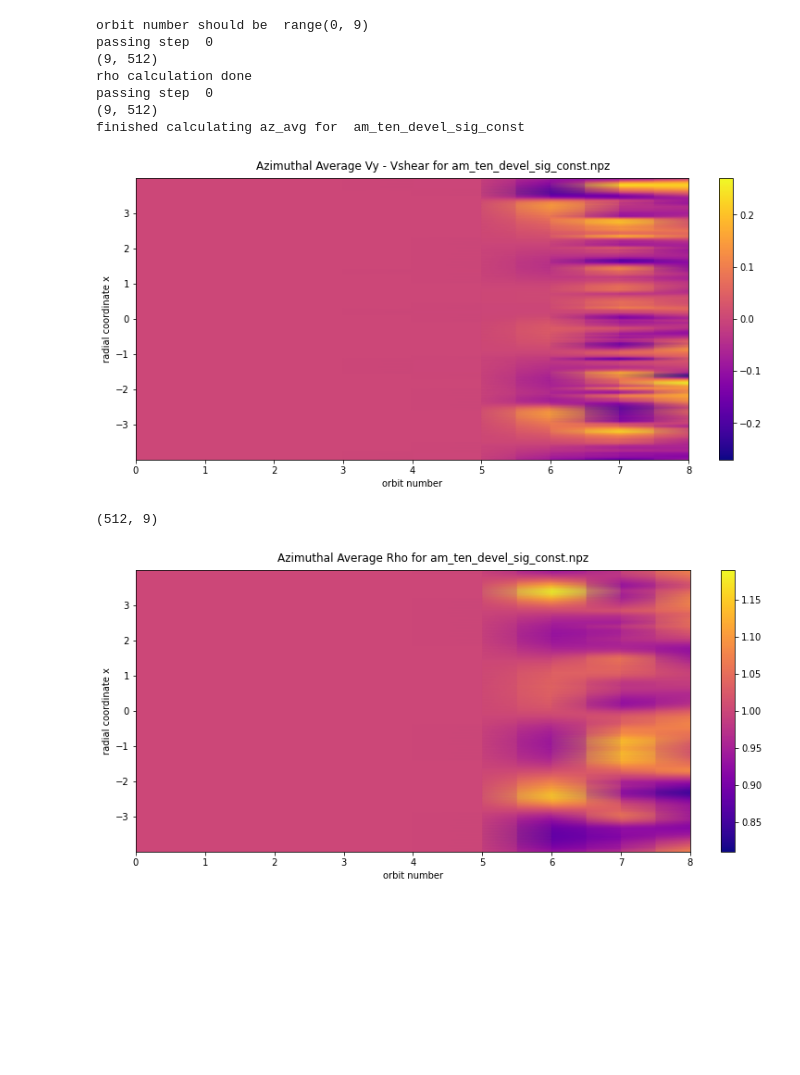
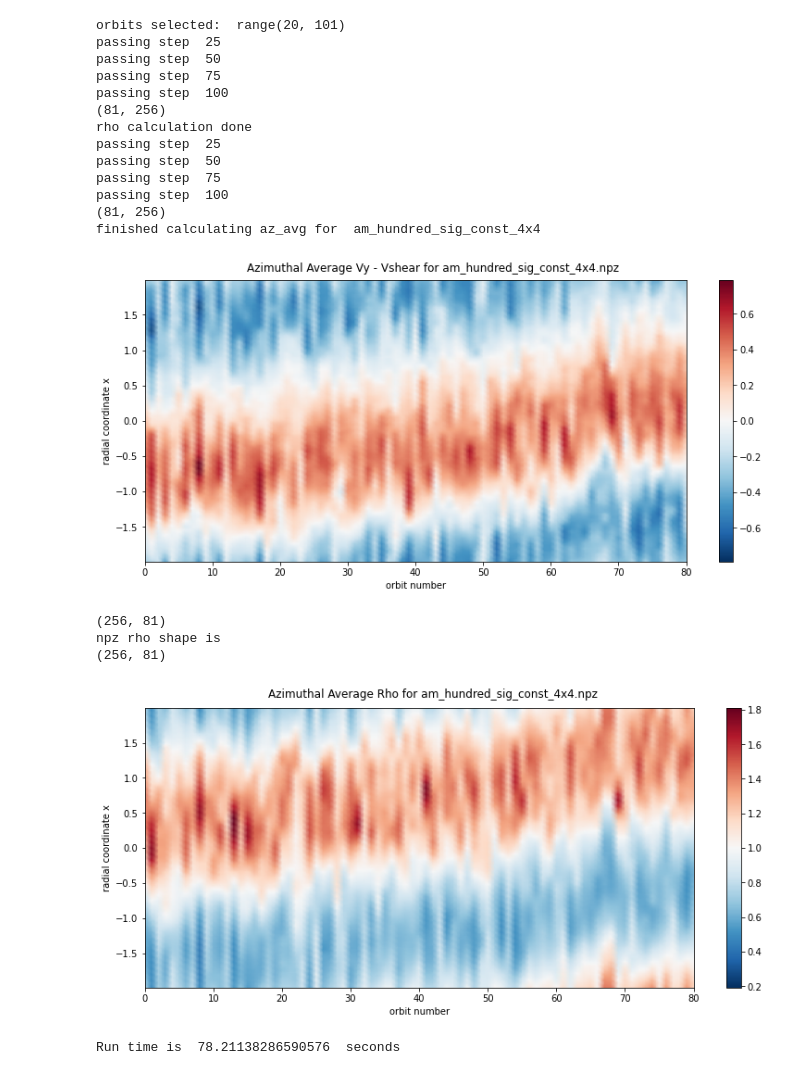
Before and after one commit to asmohov/ppd, a Jupyter notebook: az_plot_factory.ipynb, the cells around one changed output. Cells and saved outputs as stored; diff of their text form; code cells hidden in the pictures; blank space fills up the shorter version.

Commit message:
add 4x4 tests of varying Am,constant profile

```diff
--- a/az_plot_factory.ipynb
+++ b/az_plot_factory.ipynb
@@ -22,19 +81,31 @@ finished calculating az_avg for  am_point1_devel_sig_const
 # %%
-#Am = 10 short development run to see if still flat density
+#4x4, Am = 100
 import numpy as np
+import time
 from eprime_y import az_avg_rho_vy
 from eprime_y import az_avg_plotter
 #already done if the appropriate file exists
-az_avg_rho_vy('./ad_prof/const_am_big/ten_dev','am_ten_devel_sig_const',min_orbits = 0,max_orbits=8)
-az_avg_plotter('am_ten_devel_sig_const.npz')
+start=time.time()
+az_avg_rho_vy('./ad_prof/const_am/hundred','am_hundred_sig_const_4x4',min_orbits = 20,max_orbits=100)
+az_avg_plotter('am_hundred_sig_const_4x4.npz')
+print('Run time is ',(time.time()-start),' seconds' )
 # %% [output]
-orbit number should be  range(0, 9)
-passing step  0
-(9, 512)
+orbits selected:  range(20, 101)
+passing step  25
+passing step  50
+passing step  75
+passing step  100
+(81, 256)
 rho calculation done
-passing step  0
-(9, 512)
-finished calculating az_avg for  am_ten_devel_sig_const
+passing step  25
+passing step  50
+passing step  75
+passing step  100
+(81, 256)
+finished calculating az_avg for  am_hundred_sig_const_4x4
-[figure, old version]
+[figure, new version]
-(512, 9)
+(256, 81)
+npz rho shape is
+(256, 81)
-[figure, old version]
+[figure, new version]
+Run time is  78.21138286590576  seconds
```
Also changed, not shown: parts of 5 cells of this notebook, 49 other files.
